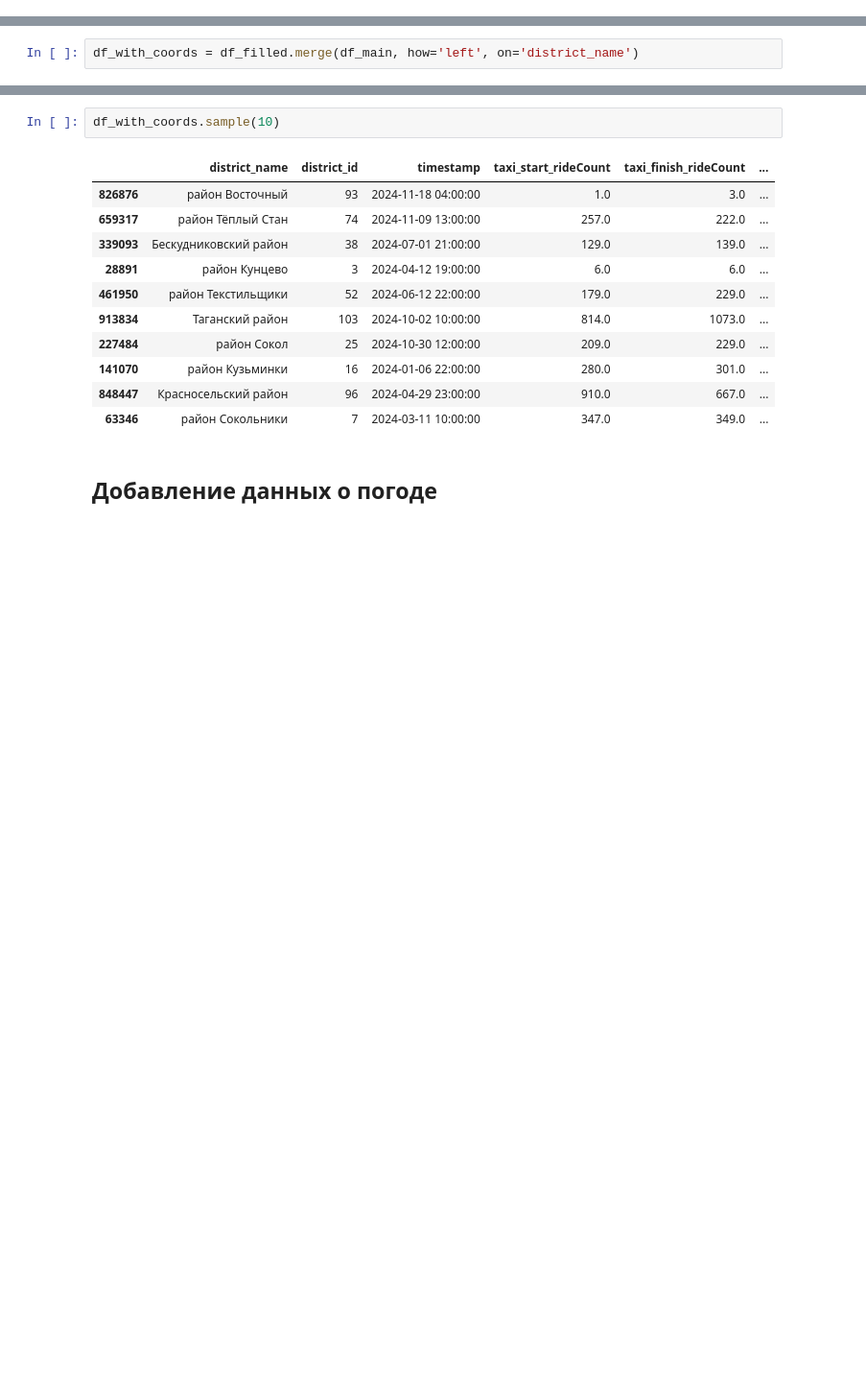
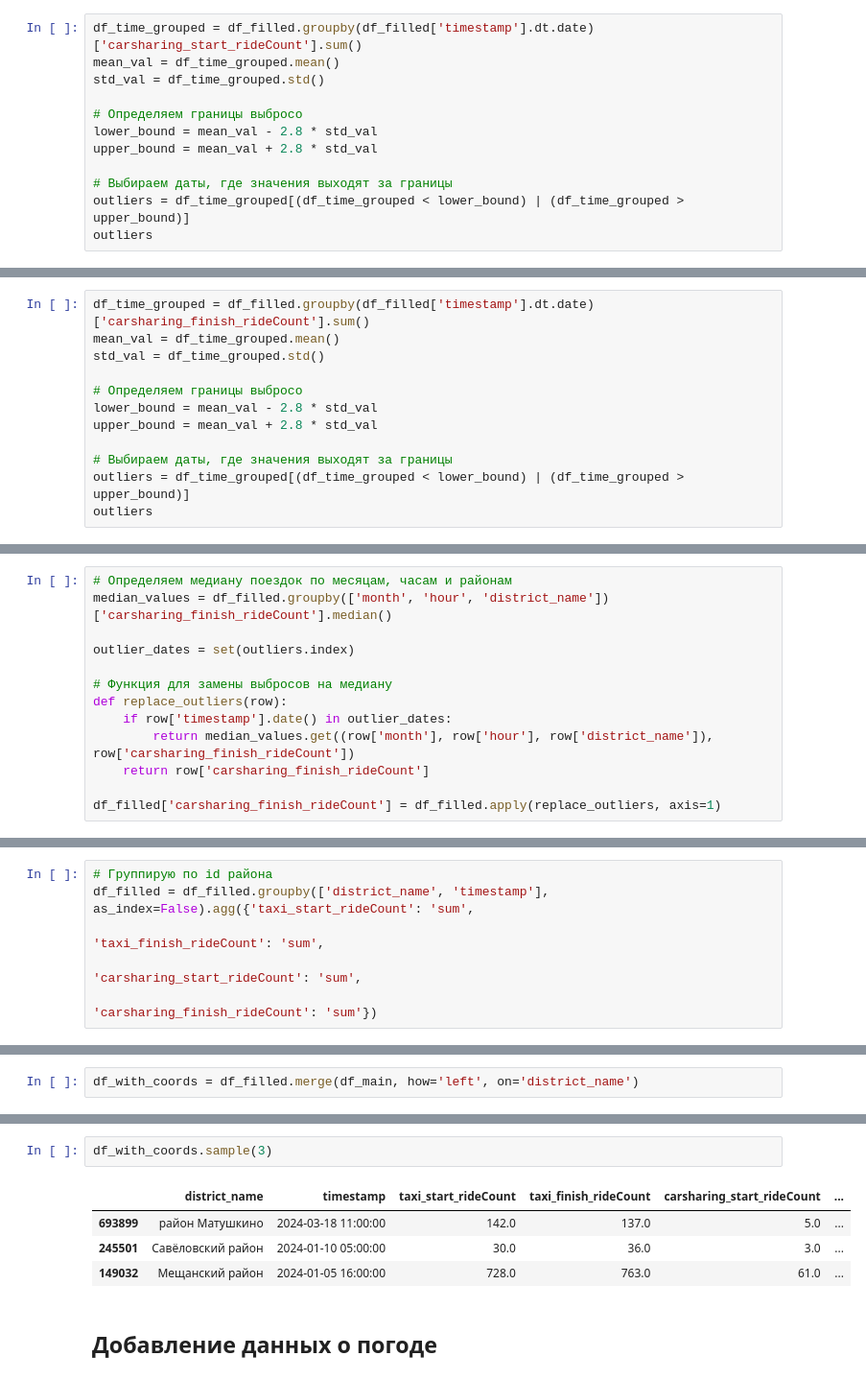
Before and after one commit to RuslanDavletov/Analysis-of-taxi-demand, a Jupyter notebook: data_parser.ipynb, the cells around one changed output, grey strips where cells are left out. Shown at 96% size. Drawn from its saved outputs; the diff is of its cells as text; blank space fills up the shorter version.

```diff
--- a/data_parser.ipynb
+++ b/data_parser.ipynb
@@ -335,0 +457,12 @@ df_filled.district_name.nunique()
+# %%
+df_time_grouped = df_filled.groupby(df_filled['timestamp'].dt.date)['carsharing_start_rideCount'].sum()
+mean_val = df_time_grouped.mean()
+std_val = df_time_grouped.std()
+
+# Определяем границы выбросо
+lower_bound = mean_val - 2.8 * std_val
+upper_bound = mean_val + 2.8 * std_val
+
+# Выбираем даты, где значения выходят за границы
+outliers = df_time_grouped[(df_time_grouped < lower_bound) | (df_time_grouped > upper_bound)]
+outliers
@@ -335,0 +502,12 @@ df_filled.district_name.nunique()
+# %%
+df_time_grouped = df_filled.groupby(df_filled['timestamp'].dt.date)['carsharing_finish_rideCount'].sum()
+mean_val = df_time_grouped.mean()
+std_val = df_time_grouped.std()
+
+# Определяем границы выбросо
+lower_bound = mean_val - 2.8 * std_val
+upper_bound = mean_val + 2.8 * std_val
+
+# Выбираем даты, где значения выходят за границы
+outliers = df_time_grouped[(df_time_grouped < lower_bound) | (df_time_grouped > upper_bound)]
+outliers
@@ -335,0 +533,13 @@ df_filled.district_name.nunique()
+# %%
+# Определяем медиану поездок по месяцам, часам и районам
+median_values = df_filled.groupby(['month', 'hour', 'district_name'])['carsharing_finish_rideCount'].median()
+
+outlier_dates = set(outliers.index)
+
+# Функция для замены выбросов на медиану
+def replace_outliers(row):
+    if row['timestamp'].date() in outlier_dates:
+        return median_values.get((row['month'], row['hour'], row['district_name']), row['carsharing_finish_rideCount'])
+    return row['carsharing_finish_rideCount']
+
+df_filled['carsharing_finish_rideCount'] = df_filled.apply(replace_outliers, axis=1)
@@ -336,3 +550,9 @@ df_filled.district_name.nunique()
+# %%
+# Группирую по id района
+df_filled = df_filled.groupby(['district_name', 'timestamp'], as_index=False).agg({'taxi_start_rideCount': 'sum',
+                                                                       'taxi_finish_rideCount': 'sum',
+                                                                       'carsharing_start_rideCount': 'sum',
+                                                                       'carsharing_finish_rideCount': 'sum'})
 # %% [markdown]
 ## Добавление координат
 # %% [markdown]
@@ -412,17 +636,10 @@ df_with_coords = df_filled.merge(df_main, how='left', on='district_name')
 # %%
-df_with_coords.sample(10)
+df_with_coords.sample(3)
 # %% [output]
-|  | district_name | district_id | timestamp | taxi_start_rideCount | taxi_finish_rideCount | ... |
-| 826876 | район Восточный | 93 | 2024-11-18 04:00:00 | 1.0 | 3.0 | ... |
-| 659317 | район Тёплый Стан | 74 | 2024-11-09 13:00:00 | 257.0 | 222.0 | ... |
-| 339093 | Бескудниковский район | 38 | 2024-07-01 21:00:00 | 129.0 | 139.0 | ... |
-| 28891 | район Кунцево | 3 | 2024-04-12 19:00:00 | 6.0 | 6.0 | ... |
-| 461950 | район Текстильщики | 52 | 2024-06-12 22:00:00 | 179.0 | 229.0 | ... |
-| 913834 | Таганский район | 103 | 2024-10-02 10:00:00 | 814.0 | 1073.0 | ... |
-| 227484 | район Сокол | 25 | 2024-10-30 12:00:00 | 209.0 | 229.0 | ... |
-| 141070 | район Кузьминки | 16 | 2024-01-06 22:00:00 | 280.0 | 301.0 | ... |
-| 848447 | Красносельский район | 96 | 2024-04-29 23:00:00 | 910.0 | 667.0 | ... |
-| 63346 | район Сокольники | 7 | 2024-03-11 10:00:00 | 347.0 | 349.0 | ... |
+|  | district_name | timestamp | taxi_start_rideCount | taxi_finish_rideCount | carsharing_start_rideCount | ... |
+| 693899 | район Матушкино | 2024-03-18 11:00:00 | 142.0 | 137.0 | 5.0 | ... |
+| 245501 | Савёловский район | 2024-01-10 05:00:00 | 30.0 | 36.0 | 3.0 | ... |
+| 149032 | Мещанский район | 2024-01-05 16:00:00 | 728.0 | 763.0 | 61.0 | ... |
 # %% [markdown]
 ## Добавление данных о погоде
 # %%
```
Also changed, not shown: parts of 78 cells of this notebook.
